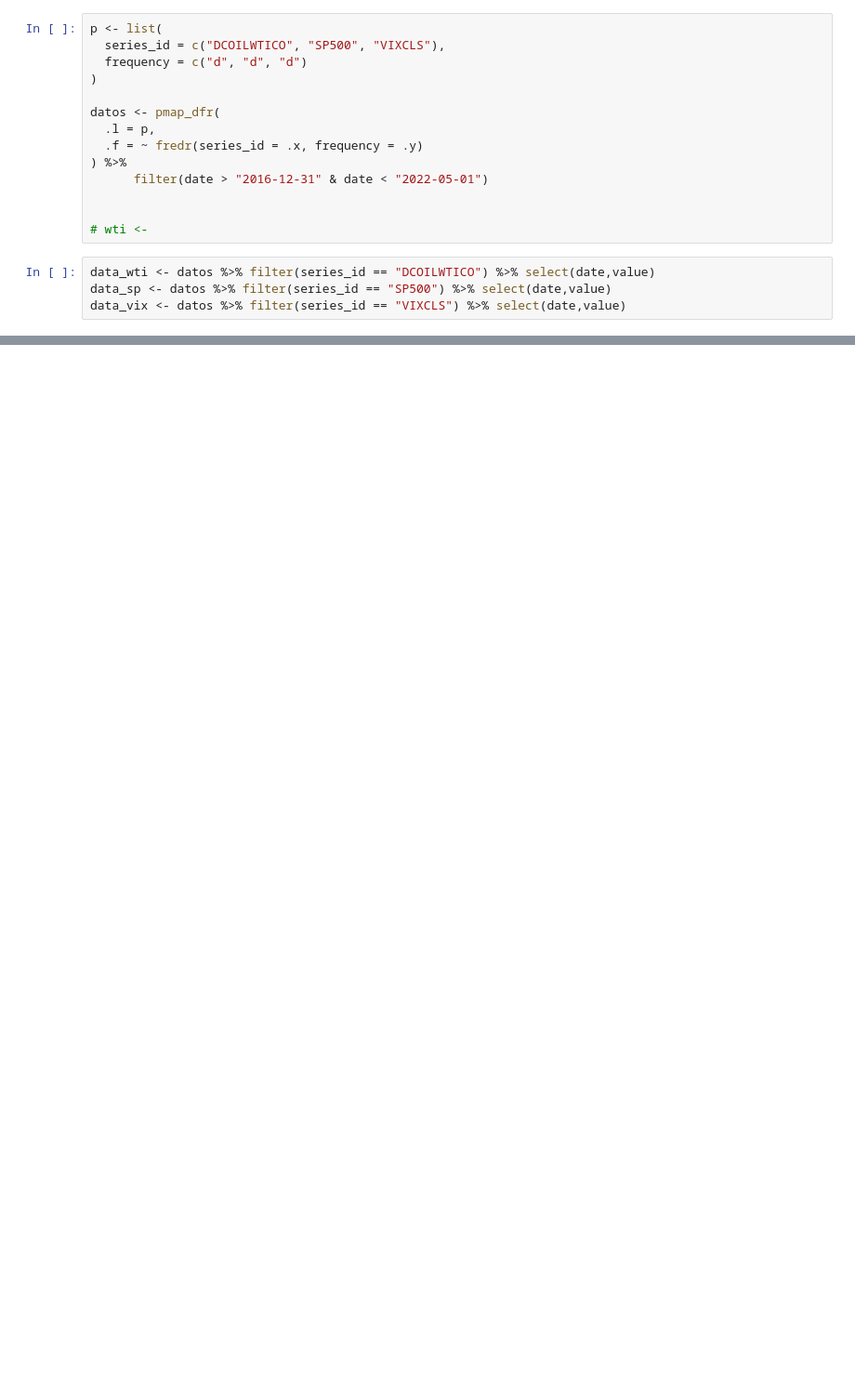
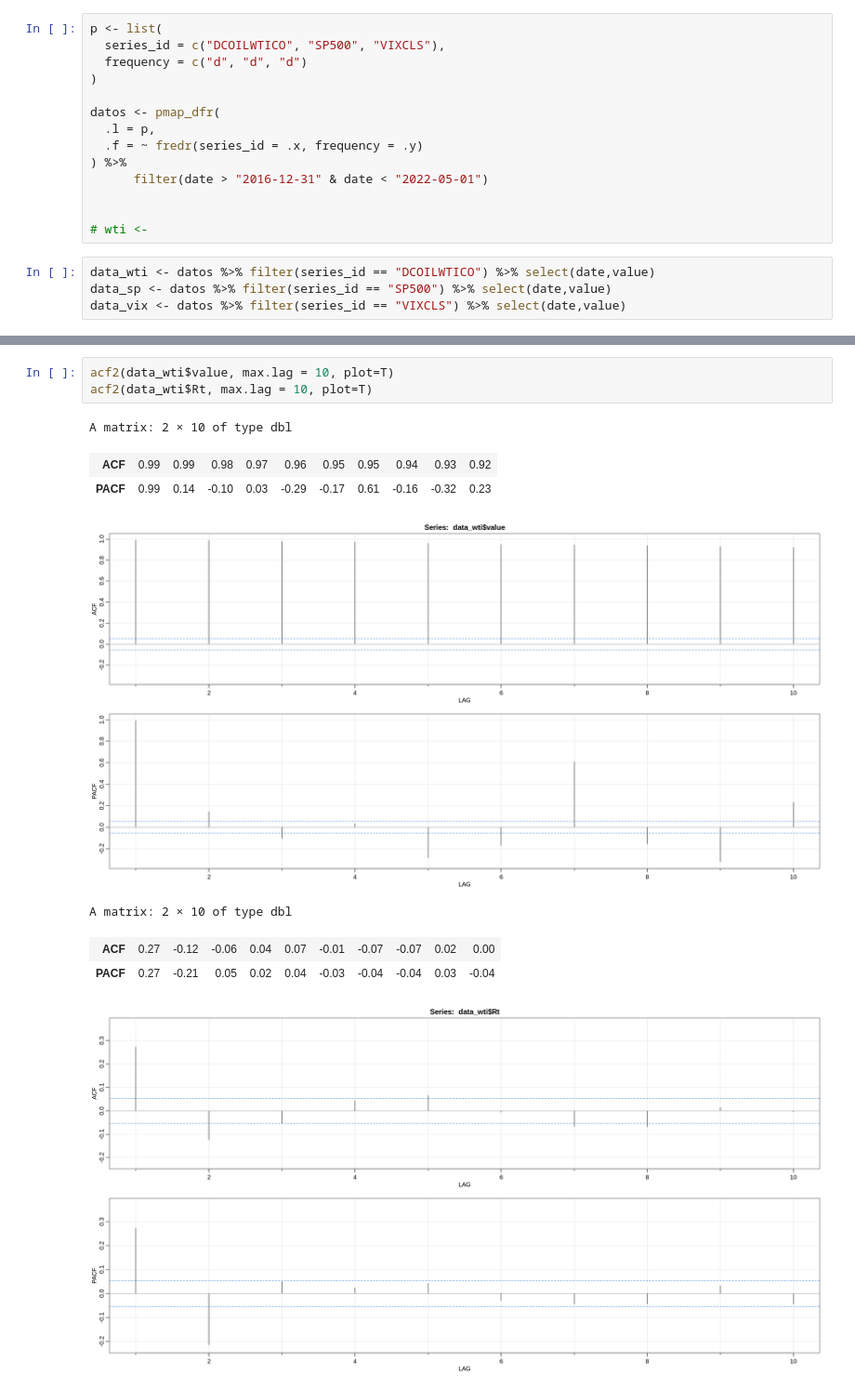
Before and after one commit to samyff12/Sales.Analysis, a Jupyter notebook: EF_tarea_1.ipynb, the cells around one changed output, grey strips where cells are left out. Shown at 93% size. Cells and saved outputs as stored; diff of their text form; blank space fills up the shorter version.

```diff
--- a/EF_tarea_1.ipynb
+++ b/EF_tarea_1.ipynb
@@ -802,0 +807,12 @@ datos %>% ggplot(aes(x = date, y = value, color = series_id)) +
+# %%
+acf2(data_wti$value, max.lag = 10, plot=T)
+acf2(data_wti$Rt, max.lag = 10, plot=T)
+# %% [output]
+A matrix: 2 × 10 of type dbl
+| ACF | 0.99 | 0.99 | 0.98 | 0.97 | 0.96 | 0.95 | 0.95 | 0.94 | 0.93 | 0.92 |
+| PACF | 0.99 | 0.14 | -0.10 | 0.03 | -0.29 | -0.17 | 0.61 | -0.16 | -0.32 | 0.23 |
+[figure, added]
+A matrix: 2 × 10 of type dbl
+| ACF | 0.27 | -0.12 | -0.06 | 0.04 | 0.07 | -0.01 | -0.07 | -0.07 | 0.02 | 0.00 |
+| PACF | 0.27 | -0.21 | 0.05 | 0.02 | 0.04 | -0.03 | -0.04 | -0.04 | 0.03 | -0.04 |
+[figure, added]
```
Also changed, not shown: parts of 16 cells of this notebook.
